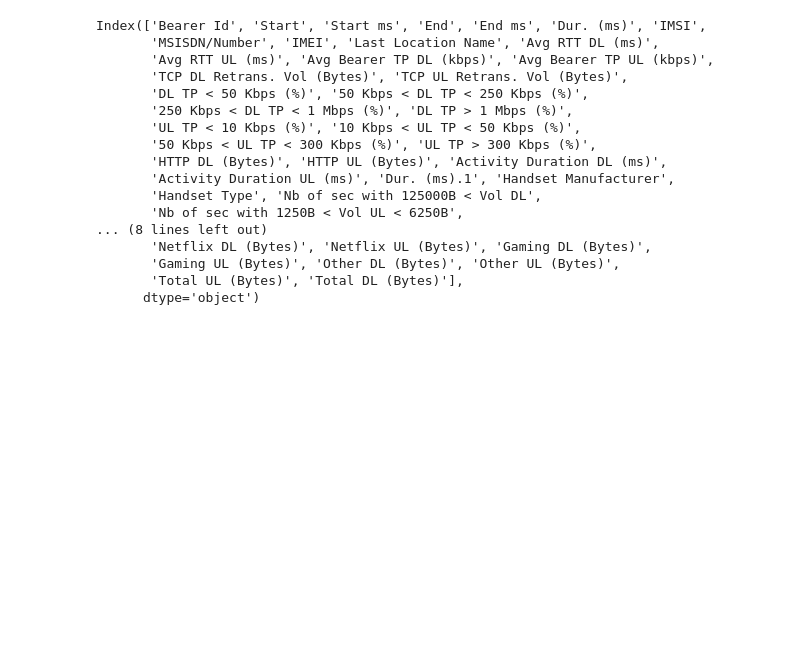
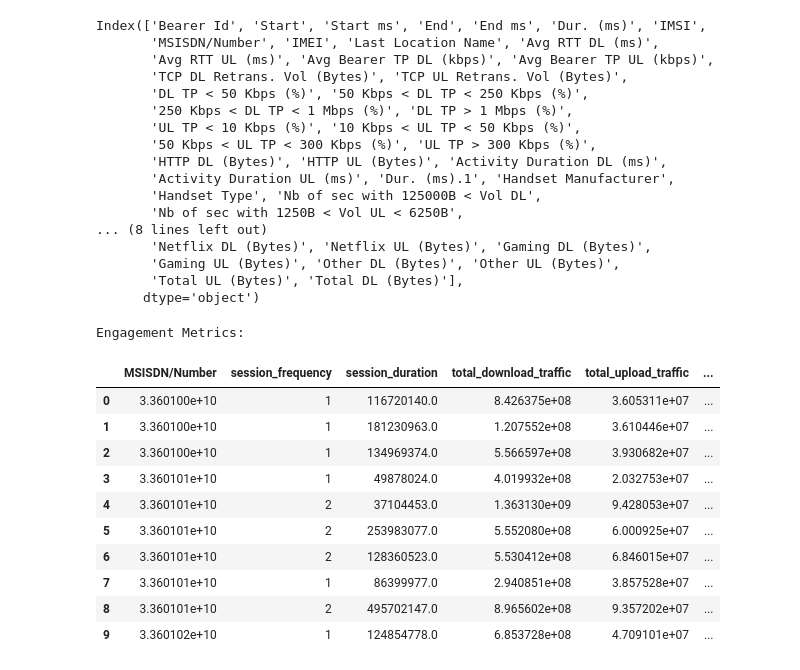
Before and after one commit to Tsebaot-Girma/TellCo-Telecom-Analysis, a Jupyter notebook: notebooks/user_engagement_analysis.ipynb, the cells around one changed output. Cells and saved outputs as stored; diff of their text form; code cells hidden in the pictures; blank space fills up the shorter version.

```diff
--- a/notebooks/user_engagement_analysis.ipynb
+++ b/notebooks/user_engagement_analysis.ipynb
@@ -91,3 +99,21 @@ Index(['Bearer Id', 'Start', 'Start ms', 'End', 'End ms', 'Dur. (ms)', 'IMSI',
        'Gaming UL (Bytes)', 'Other DL (Bytes)', 'Other UL (Bytes)',
        'Total UL (Bytes)', 'Total DL (Bytes)'],
       dtype='object')
+# %%
+# Calculate engagement metrics
+engagement_metrics = calculate_engagement_metrics(telecom_data)
+print("Engagement Metrics:")
+engagement_metrics.head(10)
+# %% [output]
+Engagement Metrics:
+|  | MSISDN/Number | session_frequency | session_duration | total_download_traffic | total_upload_traffic | ... |
+| 0 | 3.360100e+10 | 1 | 116720140.0 | 8.426375e+08 | 3.605311e+07 | ... |
+| 1 | 3.360100e+10 | 1 | 181230963.0 | 1.207552e+08 | 3.610446e+07 | ... |
+| 2 | 3.360100e+10 | 1 | 134969374.0 | 5.566597e+08 | 3.930682e+07 | ... |
+| 3 | 3.360101e+10 | 1 | 49878024.0 | 4.019932e+08 | 2.032753e+07 | ... |
+| 4 | 3.360101e+10 | 2 | 37104453.0 | 1.363130e+09 | 9.428053e+07 | ... |
+| 5 | 3.360101e+10 | 2 | 253983077.0 | 5.552080e+08 | 6.000925e+07 | ... |
+| 6 | 3.360101e+10 | 2 | 128360523.0 | 5.530412e+08 | 6.846015e+07 | ... |
+| 7 | 3.360101e+10 | 1 | 86399977.0 | 2.940851e+08 | 3.857528e+07 | ... |
+| 8 | 3.360101e+10 | 2 | 495702147.0 | 8.965602e+08 | 9.357202e+07 | ... |
+| 9 | 3.360102e+10 | 1 | 124854778.0 | 6.853728e+08 | 4.709101e+07 | ... |
```
Also changed, not shown: parts of 10 cells of this notebook, 2 other files.
